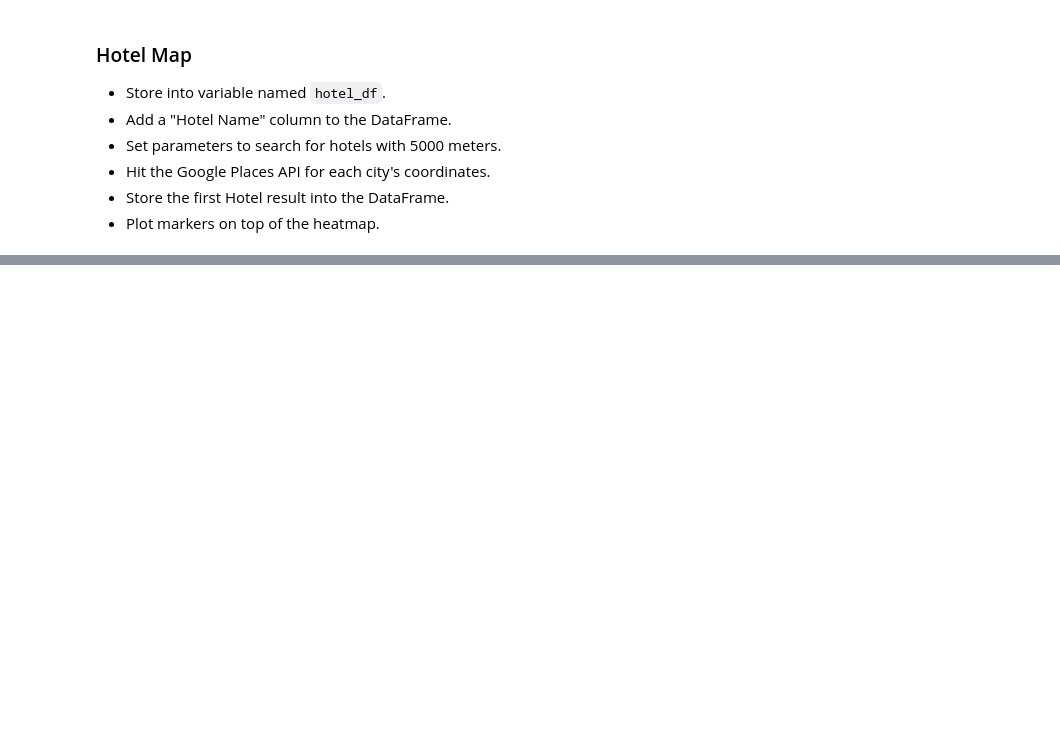
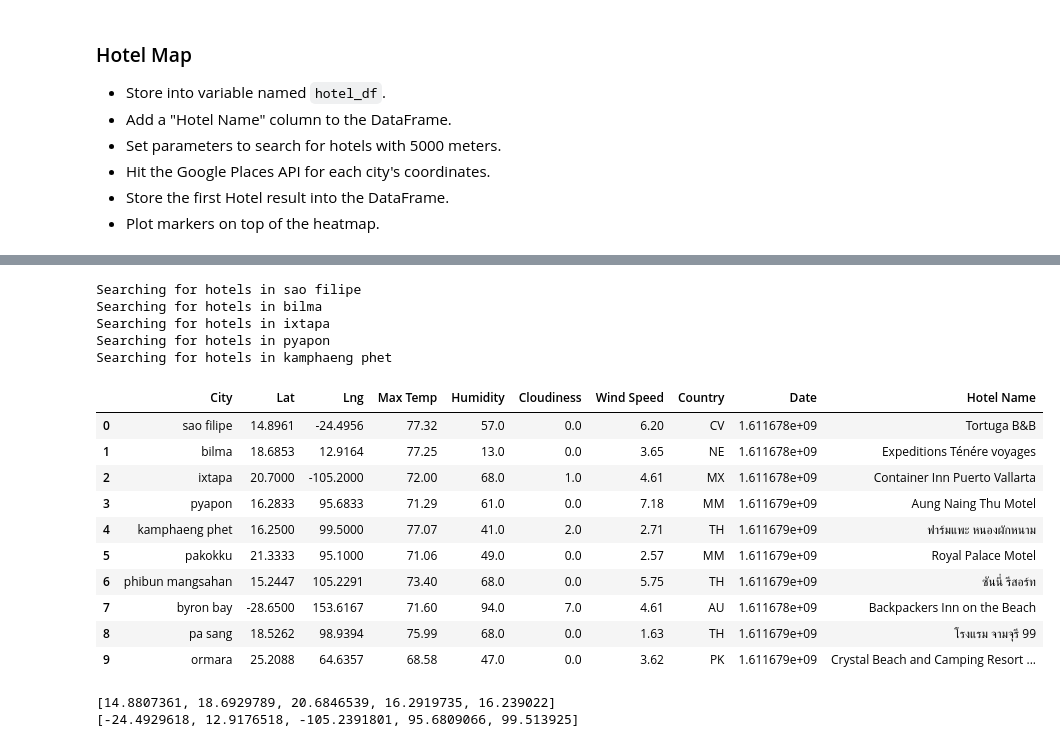
Before and after one commit to acsours/python-api-challenge, a Jupyter notebook: VacationPy.ipynb, the cells around one changed output, grey strips where cells are left out. Cells and saved outputs as stored; diff of their text form; code cells hidden in the pictures; blank space fills up the shorter version.

```diff
--- a/VacationPy.ipynb
+++ b/VacationPy.ipynb
@@ -144,0 +231,66 @@ display(ideal_weather_df)
+# %%
+# do a loop:
+hotel_lat_list=[]
+hotel_lng_list=[]
+
+base_url= "https://maps.googleapis.com/maps/api/place/nearbysearch/json?"
+
+# hotel_df
+
+for idx, row in hotel_df.head(5).iterrows():
+    print(f'Searching for hotels in {row["City"]}')
+    location=str(row['Lat'])+","+str(row['Lng'])
+#     print(location)
+    query_params={
+        "key":g_key,
+        "location": location, #"latitude,longitude",
+        "radius":5000,
+        "type": "lodging",
+        "language":"en"
+
+    }
+
+    response=requests.get(base_url,params=query_params)
+    hotel_data=response.json()
+
+    try:
+        name=hotel_data['results'][0]['name']
+        # do i need lat and long from df, or vicinity?
+        address=hotel_data['results'][0]['vicinity']
+        hotel_lat=hotel_data['results'][0]['geometry']['location']['lat']
+        hotel_lng=hotel_data['results'][0]['geometry']['location']['lng']
+        hotel_df.loc[idx, "Hotel Name"]=name
+        hotel_lat_list.append(hotel_lat)
+        hotel_lng_list.append(hotel_lng)
+#         print(f'In {row["City"]}, we recommend you stay at the {name}, located at {address}')
+    except:
+        print(f'Issue with {row["City"]}')
+        hotel_df.loc[idx, "Hotel Name"]=np.nan
+        hotel_lat_list.append(np.nan)
+        hotel_lng_list.append(np.nan)
+# %% [output]
+Searching for hotels in sao filipe
+Searching for hotels in bilma
+Searching for hotels in ixtapa
+Searching for hotels in pyapon
+Searching for hotels in kamphaeng phet
+# %%
+display(hotel_df)
+# %% [output]
+|  | City | Lat | Lng | Max Temp | Humidity | Cloudiness | Wind Speed | Country | Date | Hotel Name |
+| 0 | sao filipe | 14.8961 | -24.4956 | 77.32 | 57.0 | 0.0 | 6.20 | CV | 1.611678e+09 | Tortuga B&B |
+| 1 | bilma | 18.6853 | 12.9164 | 77.25 | 13.0 | 0.0 | 3.65 | NE | 1.611678e+09 | Expeditions Ténére voyages |
+| 2 | ixtapa | 20.7000 | -105.2000 | 72.00 | 68.0 | 1.0 | 4.61 | MX | 1.611678e+09 | Container Inn Puerto Vallarta |
+| 3 | pyapon | 16.2833 | 95.6833 | 71.29 | 61.0 | 0.0 | 7.18 | MM | 1.611679e+09 | Aung Naing Thu Motel |
+| 4 | kamphaeng phet | 16.2500 | 99.5000 | 77.07 | 41.0 | 2.0 | 2.71 | TH | 1.611679e+09 | ฟาร์มแพะ หนองผักหนาม |
+| 5 | pakokku | 21.3333 | 95.1000 | 71.06 | 49.0 | 0.0 | 2.57 | MM | 1.611679e+09 | Royal Palace Motel |
+| 6 | phibun mangsahan | 15.2447 | 105.2291 | 73.40 | 68.0 | 0.0 | 5.75 | TH | 1.611679e+09 | ซันนี่ รีสอร์ท |
+| 7 | byron bay | -28.6500 | 153.6167 | 71.60 | 94.0 | 7.0 | 4.61 | AU | 1.611678e+09 | Backpackers Inn on the Beach |
+| 8 | pa sang | 18.5262 | 98.9394 | 75.99 | 68.0 | 0.0 | 1.63 | TH | 1.611679e+09 | โรงแรม จามจุรี 99 |
+| 9 | ormara | 25.2088 | 64.6357 | 68.58 | 47.0 | 0.0 | 3.62 | PK | 1.611679e+09 | Crystal Beach and Camping Resort ... |
+# %%
+print(hotel_lat_list)
+print(hotel_lng_list)
+# %% [output]
+[14.8807361, 18.6929789, 20.6846539, 16.2919735, 16.239022]
+[-24.4929618, 12.9176518, -105.2391801, 95.6809066, 99.513925]
```
Also changed, not shown: parts of 14 cells of this notebook.
